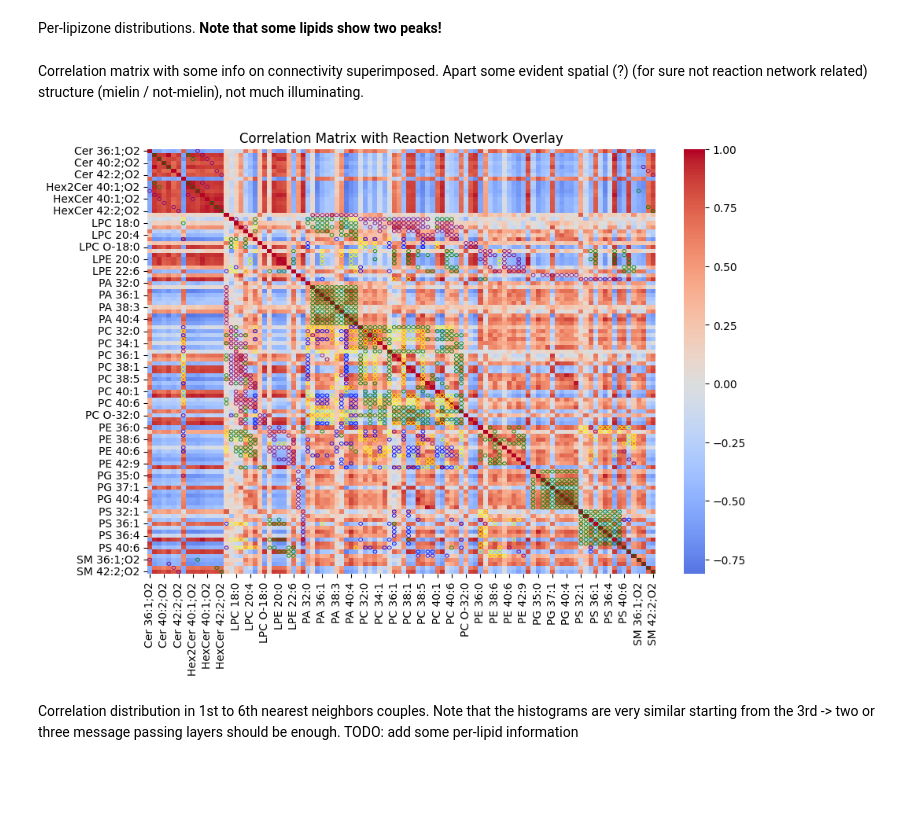
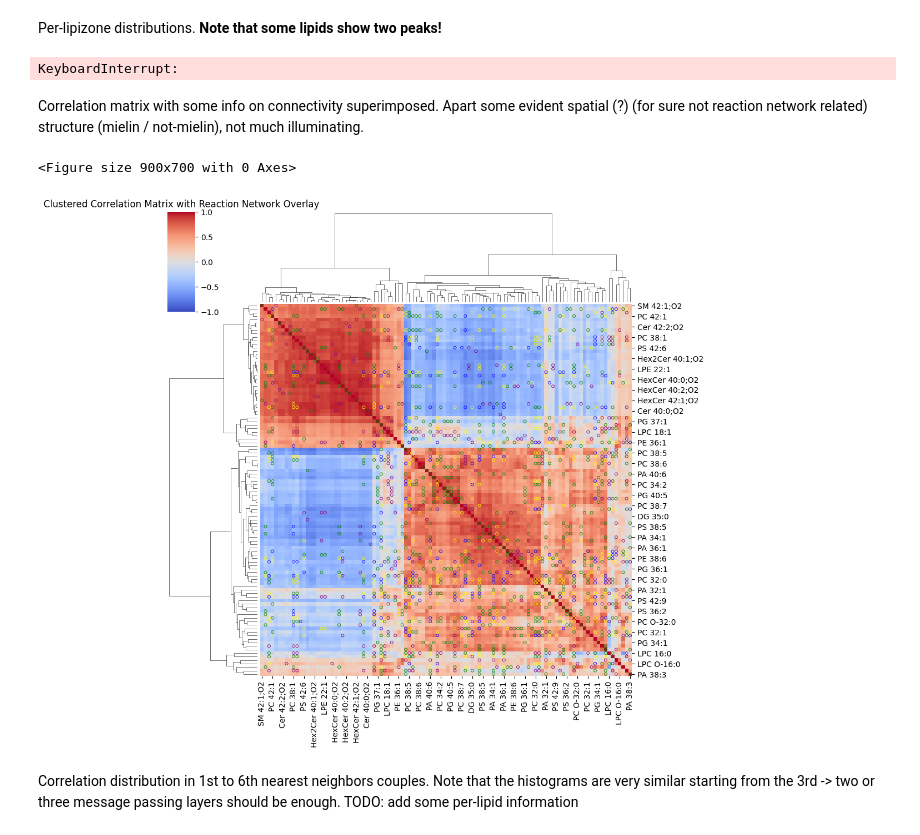
Before and after one commit to LotharBezzon/kineticConstants_test, a Jupyter notebook: lba_data_expl/data_expl.ipynb, the cells around one changed output. Saved outputs shown, nothing was run; the diff lists cells and outputs as text; code cells hidden in the pictures; blank space fills up the shorter version.

```diff
--- a/lba_data_expl/data_expl.ipynb
+++ b/lba_data_expl/data_expl.ipynb
@@ -77,7 +79,7 @@ len(all_lipids), len(lipid_names)
 # %% [markdown]
 Take a look to lipids concentration distributions across all sample.
 # %%
-fig, axes = plt.subplots(15, 8, figsize=(20, 30), constrained_layout=True)
+fig, axes = plt.subplots(14, 8, figsize=(20, 30), constrained_layout=True)
 for i, lipid in enumerate(lipid_names):
     ax = axes[i // 8, i % 8]
     ax.hist(data[lipid], bins=30, color='blue', alpha=0.7)
@@ -91,45 +93,69 @@ Per-lipizone distributions. **Note that some lipids show two peaks!**
 for index in range(10, 30):
     lipizone_data = data[data['lipizone_names'] == lipizone_names[index]]
 
-    fig, axes = plt.subplots(15, 8, figsize=(20, 30), constrained_layout=True)
+    fig, axes = plt.subplots(14, 8, figsize=(20, 30), constrained_layout=True)
     for i, lipid in enumerate(lipid_names):
         ax = axes[i // 8, i % 8]
         ax.hist(lipizone_data[lipid], bins=30, color='blue', alpha=0.7)
         ax.set_title(lipid)
     fig.suptitle(f'Lipids concentrations distribution in lipizone: {lipizone_names[index]} of ReferenceAtlas sample', fontsize=16)
-    plt.savefig(f'figures/histograms_lipizone_{index}.png')
+    plt.savefig(f'figures/hist_per_lipizone/histograms_lipizone_{index}.png')
     #plt.show()
+# %%
+for index in range(3, 10):
+    lipizone_data = data[data['lipizone_names'] == lipizone_names[index]]
+    ordered_lipizone_data = lipizone_data.sort_values(by=[lipid_names[0]])
+    lipids_to_plot = [0,8,9,15,17,19,20,23]
+
+    fig, axes = plt.subplots(14, 8, figsize=(20, 30), constrained_layout=True)
+    for i, lipid in enumerate(lipid_names):
+        #if i in lipids_to_plot:
+        ax = axes[i // 8, i % 8]
+        ax.plot(ordered_lipizone_data[lipid][::10], color='blue', alpha=0.7)
+        ax.set_title(lipid)
+    fig.suptitle(f'Lipids concentrations distribution in lipizone: {lipizone_names[index]} of ReferenceAtlas sample', fontsize=16)
+    plt.savefig(f'figures/scat_per_lipizone/scatters_lipizone_{index}.png')
+# %% [output]
+KeyboardInterrupt:
 # %% [markdown]
 Correlation matrix with some info on connectivity superimposed. Apart some evident spatial (?) (for sure not reaction network related) structure (mielin / not-mielin), not much illuminating.
 # %%
 import matplotlib.patches as patches
 
 #index = 0
 #lipizone_data = data[data['lipizone_names'] == lipizone_names[index]]
 
 correlation_matrix = data[lipid_names].corr()
 
 plt.figure(figsize=(9, 7), constrained_layout=True)
 
 # Correlation heatmap
-ax = sns.heatmap(correlation_matrix, cmap='coolwarm', cbar=True, center=0)
+ax = sns.clustermap(correlation_matrix, cmap='coolwarm', cbar=True, vmin=-1, vmax=1, annot=False)
+reordered_indexes = ax.dendrogram_row.reordered_ind
+clustered_lipid_names = ax.data2d.index.tolist()
 
 # Add neighbors from reaction network
 colors = ['purple', 'green', 'yellow', 'blue']
 visited_nodes = set()
 for n in range(1, 5):
     neighbors = nth_nn(n, adj_matrix, indexes_to_remove)
     for i in range(len(lipid_names)):
         for j in range(len(lipid_names)):
             if neighbors[i, j] == 1 and (i, j) not in visited_nodes:
-                circle = patches.Circle((j + 0.5, i + 0.5), radius=0.4, color=colors[n-1], fill=False, linewidth=0.6)
-                ax.add_patch(circle)
+                circle = patches.Circle((reordered_indexes.index(j) + 0.5, reordered_indexes.index(i) + 0.5),
+                                        radius=0.4, edgecolor=colors[n-1], facecolor='none', linewidth=0.6)
+                # Add the patch to the clustermap heatmap axes. If that fails, append to the figure patches.
+                try:
+                    ax.ax_heatmap.add_patch(circle)
+                except Exception:
+                    ax.fig.patches.append(circle)
                 visited_nodes.add((i, j))
 
-plt.title("Correlation Matrix with Reaction Network Overlay")
-plt.savefig('figures/correlation_network_overlay.png')
+plt.title("Clustered Correlation Matrix with Reaction Network Overlay")
+plt.savefig('figures/clusterd_correlation_network_overlay.png')
 # %% [output]
+<Figure size 900x700 with 0 Axes>
-[figure, old version]
+[figure, new version]
 # %% [markdown]
 Correlation distribution in 1st to 6th nearest neighbors couples. Note that the histograms are very similar starting from the 3rd -> two or three message passing layers should be enough. TODO: add some per-lipid information
 # %%
```
Also changed, not shown: parts of 1 cell of this notebook, 10 other files.
